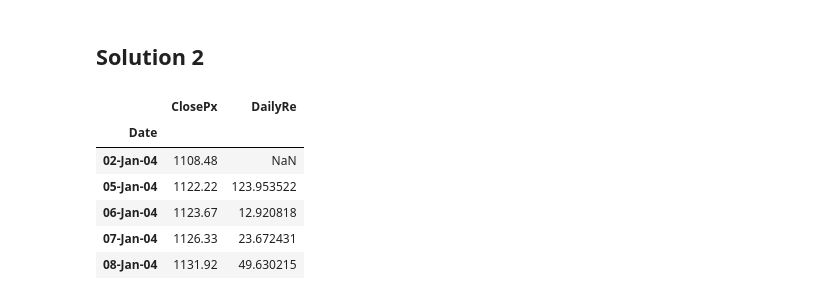
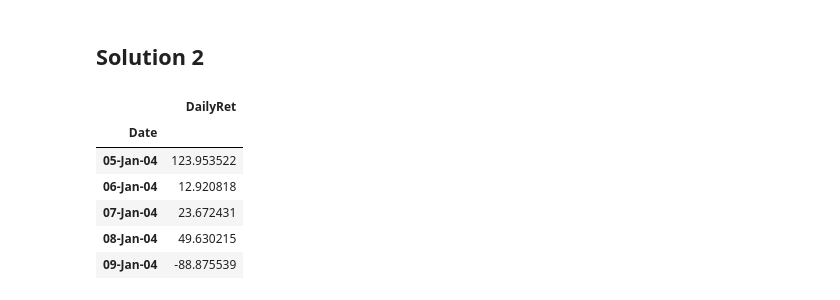
Before and after one commit to uhasan1/FRE-7773-Machine-Learning-2019, a Jupyter notebook: Second_HW/Huang_Guoqin_Assignment_4.ipynb, the cells around one changed output. Cells and saved outputs as stored; diff of their text form; code cells hidden in the pictures.

```diff
--- a/Second_HW/Huang_Guoqin_Assignment_4.ipynb
+++ b/Second_HW/Huang_Guoqin_Assignment_4.ipynb
@@ -121,14 +120,16 @@ sp_df = pd.read_csv(DATA_PATH, usecols=["Date", "SP"])
 sp_df = sp_df.rename(columns={"SP": "ClosePx"})
 sp_df = sp_df.set_index("Date")
 # %%
-sp_df["DailyRe"] = sp_df.pct_change() * 10000
+sp_df["DailyRet"] = sp_df.pct_change() * 10000
+# %%
+sp_df = sp_df.dropna()
 # %%
-sp_df.head()
+sp_df[['DailyRet']].head()
 # %% [output]
-|  | ClosePx | DailyRe |
-| Date |  |  |
-| 02-Jan-04 | 1108.48 | NaN |
-| 05-Jan-04 | 1122.22 | 123.953522 |
-| 06-Jan-04 | 1123.67 | 12.920818 |
-| 07-Jan-04 | 1126.33 | 23.672431 |
-| 08-Jan-04 | 1131.92 | 49.630215 |
+|  | DailyRet |
+| Date |  |
+| 05-Jan-04 | 123.953522 |
+| 06-Jan-04 | 12.920818 |
+| 07-Jan-04 | 23.672431 |
+| 08-Jan-04 | 49.630215 |
+| 09-Jan-04 | -88.875539 |
```
Also changed, not shown: parts of 7 cells of this notebook, 1 other file.
